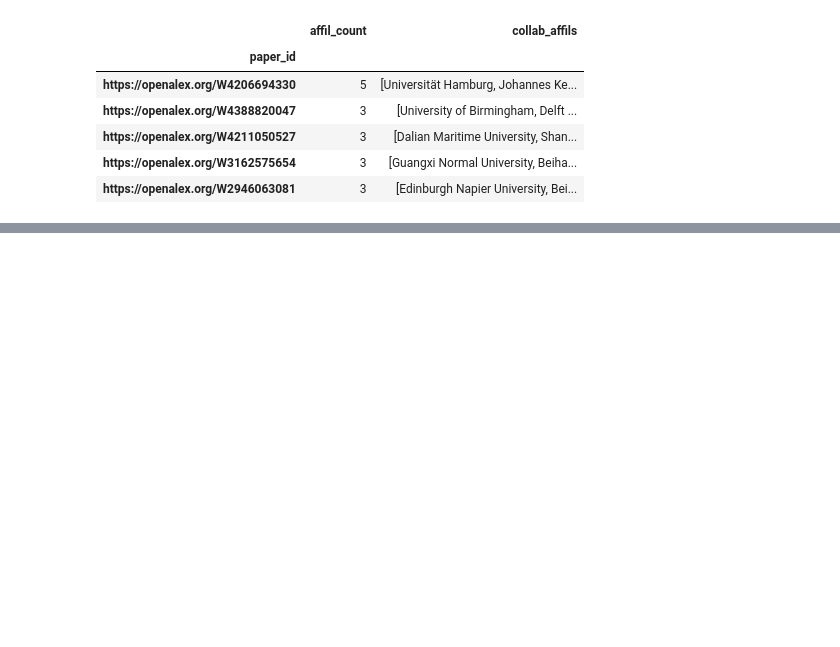
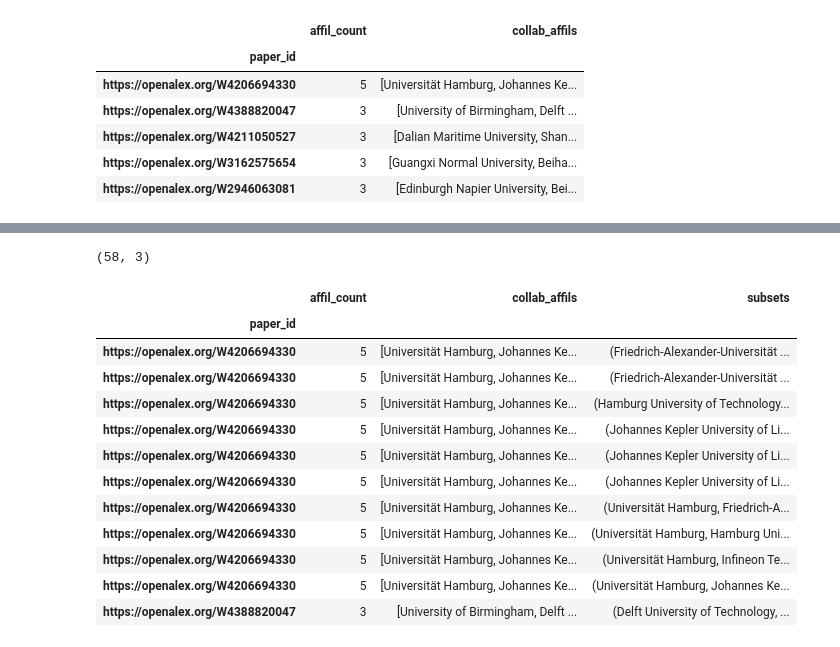
Before and after one commit to doolingdavidrs21/openalex-jamming-gpt4, a Jupyter notebook: updatechart.ipynb, the cells around one changed output, grey strips where cells are left out. Cells and saved outputs as stored; diff of their text form; code cells hidden in the pictures; blank space fills up the shorter version.

```diff
--- a/updatechart.ipynb
+++ b/updatechart.ipynb
@@ -347,0 +393,27 @@ dv.head()
+# %%
+# Step 1: Flatten the 'collab_affils' lists into separate rows
+flattened_df_1 = dv.explode('subsets').copy()
+flattened_df_2 = dv.explode('subsets').copy()
+flattened_df = dv.explode('subsets').copy()
+# Step 2: Pair up the affiliations to form 'source' and 'target'
+#pairs_df = flattened_df.groupby(['collab_affils_x', 'collab_affils_y']).size().reset_index(name='count')
+#pairs_df.columns = ['source', 'target', 'count']
+flattened_df.shape
+# %% [output]
+(58, 3)
+# %%
+flattened_df.head(11)
+# %% [output]
+|  | affil_count | collab_affils | subsets |
+| paper_id |  |  |  |
+| https://openalex.org/W4206694330 | 5 | [Universität Hamburg, Johannes Ke... | (Friedrich-Alexander-Universität ... |
+| https://openalex.org/W4206694330 | 5 | [Universität Hamburg, Johannes Ke... | (Friedrich-Alexander-Universität ... |
+| https://openalex.org/W4206694330 | 5 | [Universität Hamburg, Johannes Ke... | (Hamburg University of Technology... |
+| https://openalex.org/W4206694330 | 5 | [Universität Hamburg, Johannes Ke... | (Johannes Kepler University of Li... |
+| https://openalex.org/W4206694330 | 5 | [Universität Hamburg, Johannes Ke... | (Johannes Kepler University of Li... |
+| https://openalex.org/W4206694330 | 5 | [Universität Hamburg, Johannes Ke... | (Johannes Kepler University of Li... |
+| https://openalex.org/W4206694330 | 5 | [Universität Hamburg, Johannes Ke... | (Universität Hamburg, Friedrich-A... |
+| https://openalex.org/W4206694330 | 5 | [Universität Hamburg, Johannes Ke... | (Universität Hamburg, Hamburg Uni... |
+| https://openalex.org/W4206694330 | 5 | [Universität Hamburg, Johannes Ke... | (Universität Hamburg, Infineon Te... |
+| https://openalex.org/W4206694330 | 5 | [Universität Hamburg, Johannes Ke... | (Universität Hamburg, Johannes Ke... |
+| https://openalex.org/W4388820047 | 3 | [University of Birmingham, Delft ... | (Delft University of Technology, ... |
```
Also changed, not shown: parts of 15 cells of this notebook.
